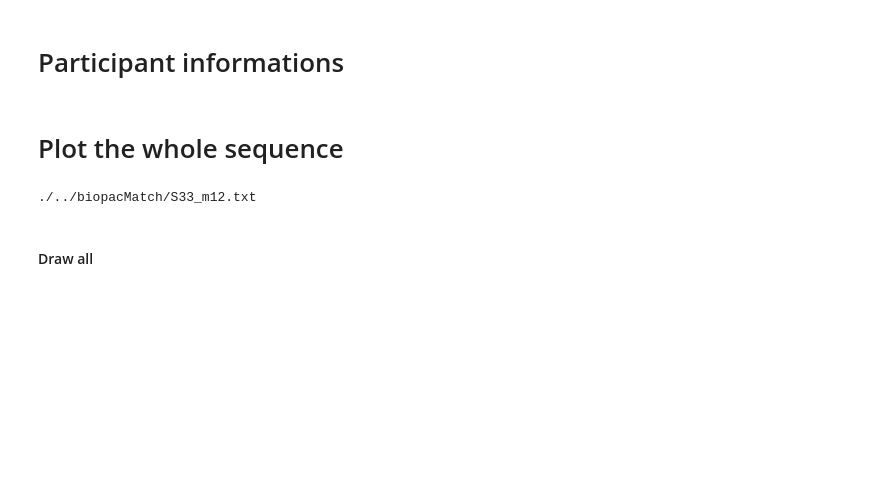
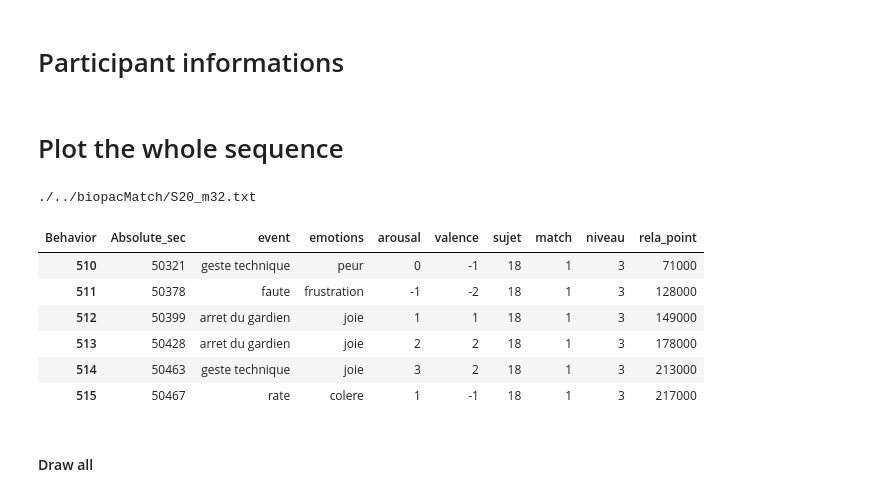
Before and after one commit to ywenlu/FifaXP, a Jupyter notebook: anno.ipynb, the cells around one changed output. Drawn from its saved outputs; the diff is of its cells as text; code cells hidden in the pictures; blank space fills up the shorter version.

```diff
--- a/anno.ipynb
+++ b/anno.ipynb
@@ -398,7 +526,7 @@ def plotseq(chunkdf,sujet, sequence,eventtmp):
     plt.close()
 # %%
-sujet = 33
-sequence = 'm12'
+sujet = 20
+sequence = 'm32'
 bioMatchPath="./../biopacMatch/"
 #Read Biopac files of selected sequence : exp: ./../biopacMatch/S4_m12.txt
 matchFilename=bioMatchPath+"S"+str(sujet)+"_"+sequence+".txt"
@@ -416,9 +544,19 @@ eventtmp=dfAll.ix[(dfAll['sujet']==sujet) ,:]
 eventtmp=eventtmp[(eventtmp.Absolute_sec>begin)&(eventtmp.Absolute_sec<end)]
 eventtmp['rela_point']=pd.Series((eventtmp.Absolute_sec-begin)*1000) #event point respect to the beginning timestamp
 #eventtmp
-plotseq(chunkdf,33,'m12',eventtmp)
+plotseq(chunkdf,sujet,sequence,eventtmp)
 # %% [output]
-./../biopacMatch/S33_m12.txt
+./../biopacMatch/S20_m32.txt
+# %%
+eventtmp
+# %% [output]
+| Behavior | Absolute_sec | event | emotions | arousal | valence | sujet | match | niveau | rela_point |
+| 510 | 50321 | geste technique | peur | 0 | -1 | 18 | 1 | 3 | 71000 |
+| 511 | 50378 | faute | frustration | -1 | -2 | 18 | 1 | 3 | 128000 |
+| 512 | 50399 | arret du gardien | joie | 1 | 1 | 18 | 1 | 3 | 149000 |
+| 513 | 50428 | arret du gardien | joie | 2 | 2 | 18 | 1 | 3 | 178000 |
+| 514 | 50463 | geste technique | joie | 3 | 2 | 18 | 1 | 3 | 213000 |
+| 515 | 50467 | rate | colere | 1 | -1 | 18 | 1 | 3 | 217000 |
 # %% [markdown]
 #### Draw all
 # %%
```
Also changed, not shown: parts of 50 cells of this notebook.
